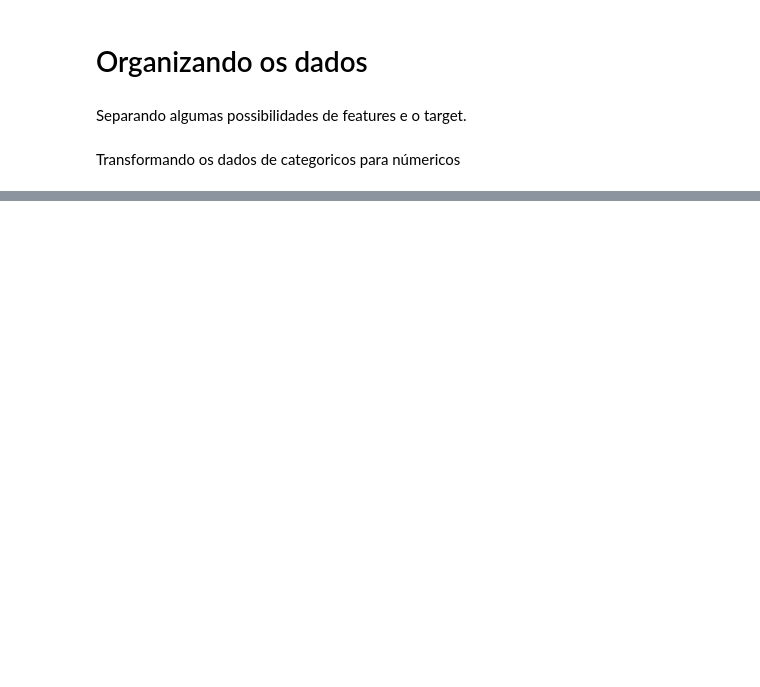
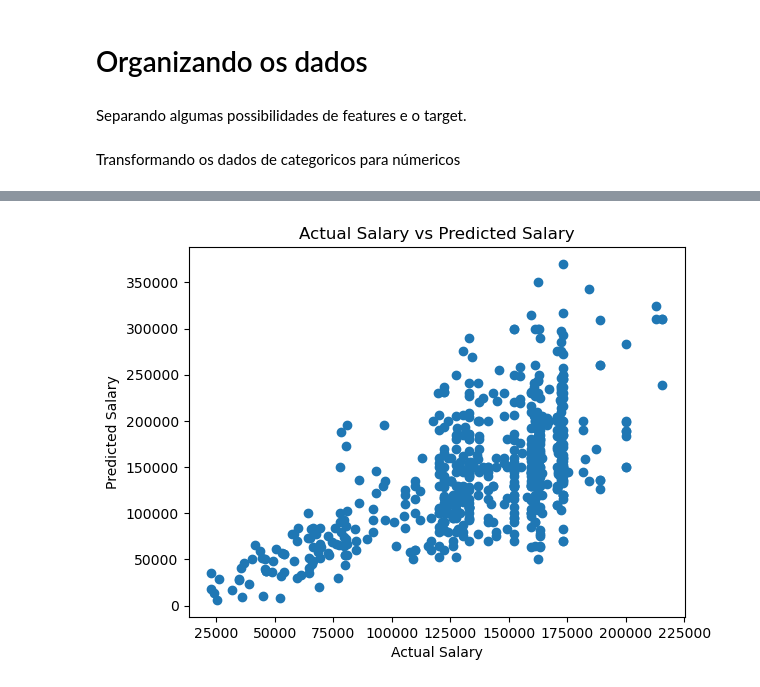
Before and after one commit to duckdogersxd/Data4all_ML, a Jupyter notebook: Projeto Salário Data Science.ipynb, the cells around one changed output, grey strips where cells are left out. Saved outputs shown, nothing was run; the diff lists cells and outputs as text; code cells hidden in the pictures; blank space fills up the shorter version.

```diff
--- a/Projeto Salário Data Science.ipynb
+++ b/Projeto Salário Data Science.ipynb
@@ -130,0 +289,8 @@ array([0.16667647, 0.01191437, 0.05332094, 0.0560385 , 0.28584028,
+# %%
+plt.scatter(y_test_pred_rf, y_test)
+plt.xlabel("Actual Salary")
+plt.ylabel("Predicted Salary")
+plt.title("Actual Salary vs Predicted Salary")
+plt.show()
+# %% [output]
+[figure, added]
```
Also changed, not shown: parts of 49 cells of this notebook.
